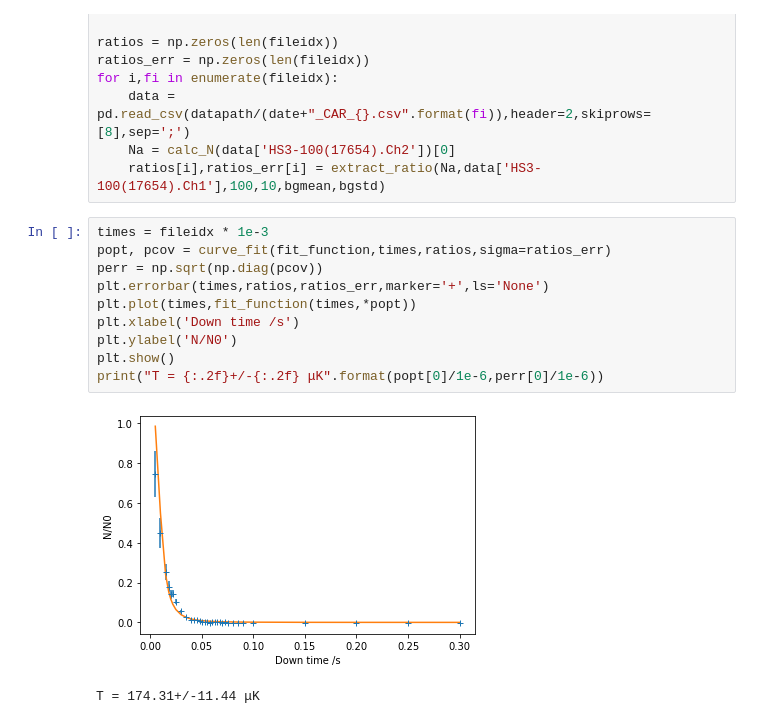
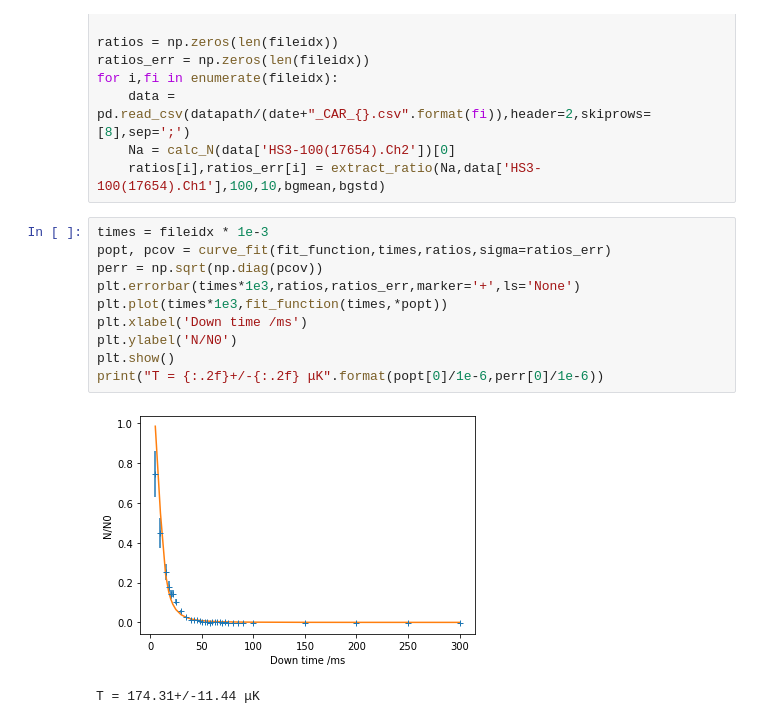
Before and after one commit to mkm2/FP-MOT, a Jupyter notebook: MOT/Temperature.ipynb, the cells around one changed output. Cells and saved outputs as stored; diff of their text form.

```diff
--- a/MOT/Temperature.ipynb
+++ b/MOT/Temperature.ipynb
@@ -92,13 +92,13 @@ for i,fi in enumerate(fileidx):
 # %%
 times = fileidx * 1e-3
 popt, pcov = curve_fit(fit_function,times,ratios,sigma=ratios_err)
 perr = np.sqrt(np.diag(pcov))
-plt.errorbar(times,ratios,ratios_err,marker='+',ls='None')
-plt.plot(times,fit_function(times,*popt))
-plt.xlabel('Down time /s')
+plt.errorbar(times*1e3,ratios,ratios_err,marker='+',ls='None')
+plt.plot(times*1e3,fit_function(times,*popt))
+plt.xlabel('Down time /ms')
 plt.ylabel('N/N0')
 plt.show()
 print("T = {:.2f}+/-{:.2f} μK".format(popt[0]/1e-6,perr[0]/1e-6))
 # %% [output]
-[figure, old version]
+[figure, new version]
 T = 174.31+/-11.44 μK
```
Also changed, not shown: 2 other files.
